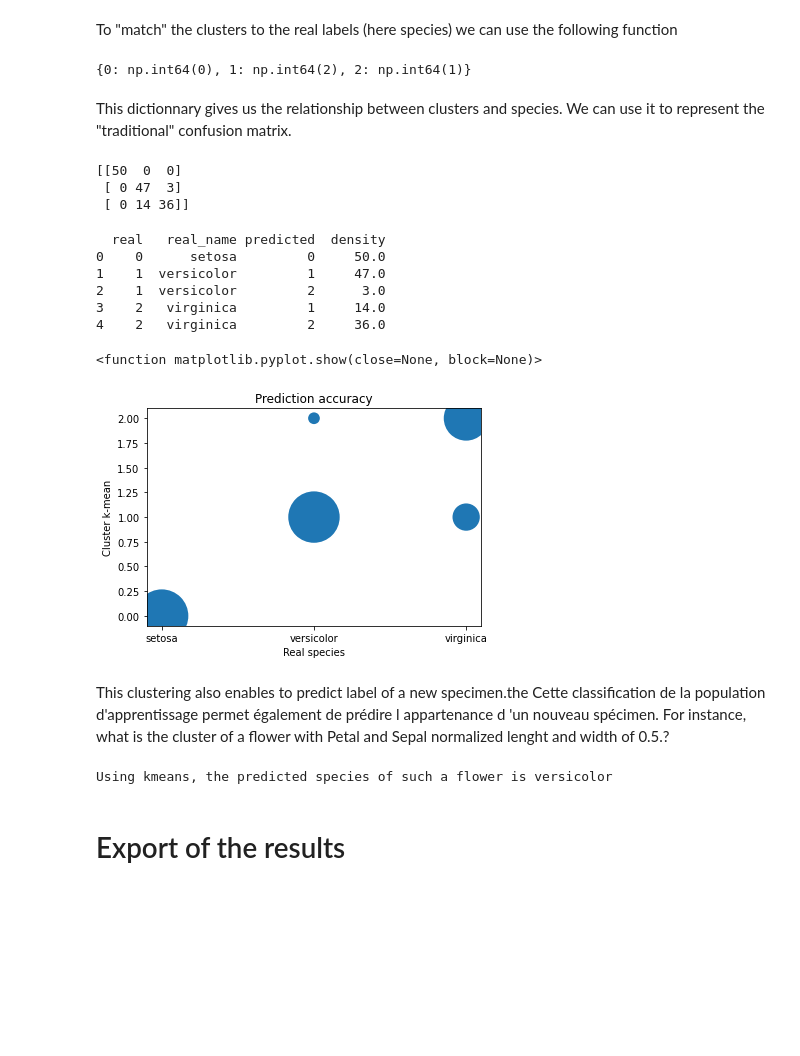
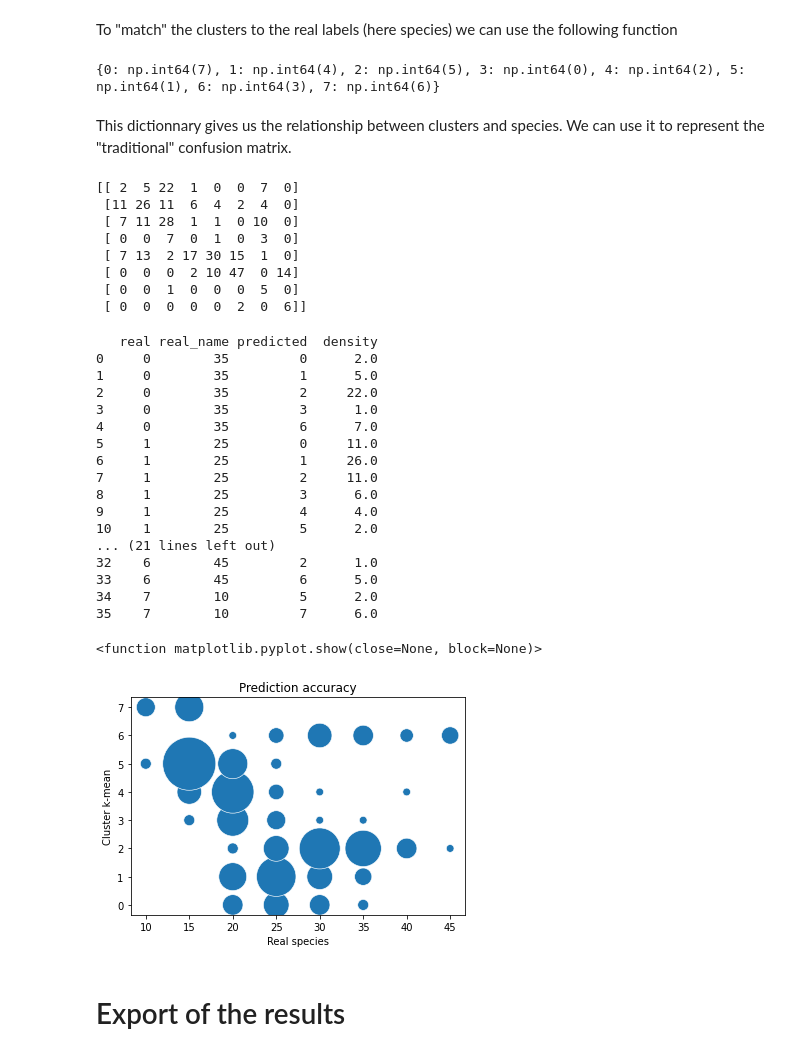
Before and after one commit to mseverac/data_mining_td_pilot, a Jupyter notebook: MPG_Mathijs_Noemie.ipynb, the cells around one changed output. Saved outputs shown, nothing was run; the diff lists cells and outputs as text; code cells hidden in the pictures; blank space fills up the shorter version.

```diff
--- a/MPG_Mathijs_Noemie.ipynb
+++ b/MPG_Mathijs_Noemie.ipynb
@@ -679,7 +676,7 @@ Here perfect identification does not mean diagonal matrix. It does not matter if
 
 Let's represent it graphicaly.
 # %%
-dict_cluster={0: 'A', 1: 'B', 2: 'C'}
+dict_cluster={0: 'A', 1: 'B', 2: 'C', 3: 'D', 4: 'E', 5: 'F', 6: 'G', 7: 'H'}
 conf1 = pd.DataFrame(columns=['real','real_consumption','predicted','predicted_cluster','density'])
 for i in range (0, 8):
     for j in range (0,8) :
@@ -743,7 +740,7 @@ def remap_labels(pred_labels, true_labels):
 
     return accuracy, remapped_labels,dict_map
 # %%
-acc,y_pred,dict_map_cluster =remap_labels(Norm['Prediction_kmean'],Norm['Species_encoded'])
+acc,y_pred,dict_map_cluster =remap_labels(Norm['Prediction_kmean'],Norm['Consumption_encoded'])
 print(dict_map_cluster)
 #We store the K-means results in a dataframe
 pred = pd.DataFrame(y_pred)
@@ -752,48 +749,55 @@ pred.columns = ['Prediction_kmean_mapped']
 #we merge this dataframe with df
 Norm= pd.concat([Norm,pred], axis = 1)
 # %% [output]
-{0: np.int64(0), 1: np.int64(2), 2: np.int64(1)}
+{0: np.int64(7), 1: np.int64(4), 2: np.int64(5), 3: np.int64(0), 4: np.int64(2), 5: np.int64(1), 6: np.int64(3), 7: np.int64(6)}
 # %% [markdown]
 This dictionnary gives us the relationship between clusters and species. We can use it to represent the "traditional" confusion matrix.
 # %%
-M_KM=confusion_matrix(Norm['Species_encoded'],Norm['Prediction_kmean_mapped'])
+M_KM=confusion_matrix(Norm['Consumption_encoded'],Norm['Prediction_kmean_mapped'])
 print (M_KM)
 # %% [output]
-[[50  0  0]
- [ 0 47  3]
- [ 0 14 36]]
+[[ 2  5 22  1  0  0  7  0]
+ [11 26 11  6  4  2  4  0]
+ [ 7 11 28  1  1  0 10  0]
+ [ 0  0  7  0  1  0  3  0]
+ [ 7 13  2 17 30 15  1  0]
+ [ 0  0  0  2 10 47  0 14]
+ [ 0  0  1  0  0  0  5  0]
+ [ 0  0  0  0  0  2  0  6]]
 # %%
 conf_KM = pd.DataFrame(columns=['real','real_name','predicted','density'])
-for i in range (0, 3):
-    for j in range (0,3) :
+for i in range (0, 8):
+    for j in range (0,8) :
         if M_KM[i][j]>0 :
             new_row = pd.DataFrame({'real':i, 'real_name':dict_cat[i],'predicted':j, 'density':float(M_KM[i][j])}, index=[0])
             conf_KM=pd.concat([conf_KM,new_row], ignore_index=True)
 
 print(conf_KM)
 sns.scatterplot(x='real_name', y='predicted', s=(conf_KM.density)*60, data=conf_KM)
 pl.xlabel('Real species')
 pl.ylabel('Cluster k-mean')
 pl.title('Prediction accuracy')
 show
 # %% [output]
-  real   real_name predicted  density
-0    0      setosa         0     50.0
-1    1  versicolor         1     47.0
-2    1  versicolor         2      3.0
-3    2   virginica         1     14.0
-4    2   virginica         2     36.0
+   real real_name predicted  density
+0     0        35         0      2.0
+1     0        35         1      5.0
+2     0        35         2     22.0
+3     0        35         3      1.0
+4     0        35         6      7.0
+5     1        25         0     11.0
+6     1        25         1     26.0
+7     1        25         2     11.0
+8     1        25         3      6.0
+9     1        25         4      4.0
+10    1        25         5      2.0
+... (21 lines left out)
+32    6        45         2      1.0
+33    6        45         6      5.0
+34    7        10         5      2.0
+35    7        10         7      6.0
 <function matplotlib.pyplot.show(close=None, block=None)>
-[figure, old version]
+[figure, new version]
-# %% [markdown]
-This clustering also enables to predict label of a new specimen.the Cette classification de la population d'apprentissage permet également de prédire l appartenance d 'un nouveau spécimen.
-For instance, what is the cluster of a flower with  Petal and Sepal normalized lenght  and width of 0.5.?
-# %%
-
-D_kmeans=kmeans.predict(panda_New_specimen)
-print('Using kmeans, the predicted species of such a flower is '+ dict_cat[dict_map_cluster[D_kmeans[0]]])
-# %% [output]
-Using kmeans, the predicted species of such a flower is versicolor
 # %% [markdown]
 # Export of the results
 # %% [markdown]
```
Also changed, not shown: parts of 16 cells of this notebook, 1 other file.
